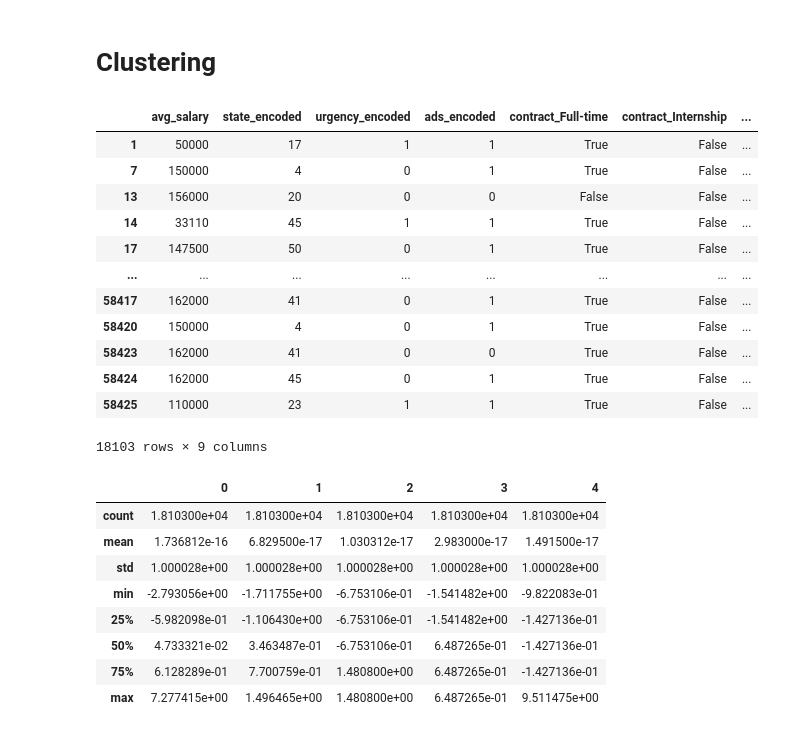
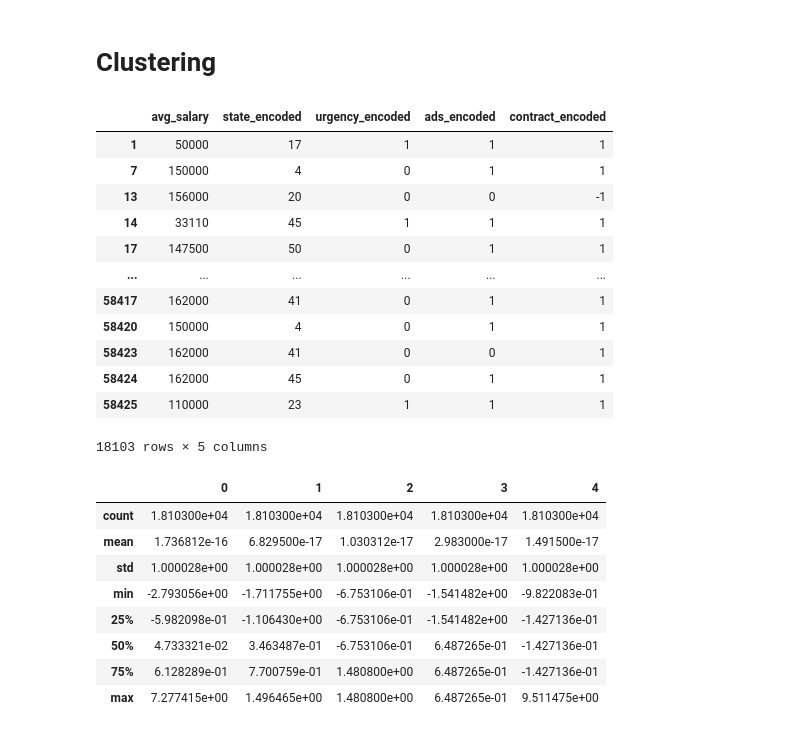
Before and after one commit to svkorepanov/aeds_sg3_salaries, a Jupyter notebook: ADES_WG3_assignment.ipynb, the cells around one changed output. Drawn from its saved outputs; the diff is of its cells as text; code cells hidden in the pictures.

```diff
--- a/ADES_WG3_assignment.ipynb
+++ b/ADES_WG3_assignment.ipynb
@@ -466,50 +509,26 @@ dataframe['contract_encoded'] = dataframe['types'].astype('category').cat.codes
-# %%
-# Fill missing values in the 'types' column with a placeholder value
-dataframe['types'] = dataframe['types'].fillna('Unknown')
-
-# Create a new column 'general_contract_type' based on the existing 'types' column
-dataframe['general_contract_type'] = dataframe['types'].apply(lambda x: 'Full-time' if 'Full-time' in x else
-                                                                 'Part-time' if 'Part-time' in x else
-                                                                 'Temporary' if 'Temporary' in x else
-                                                                 'Internship' if 'Internship' in x else 'Other')
-
-# Normalize contract types (one-hot encoding)
-contract_types_encoded = pd.get_dummies(dataframe['general_contract_type'], prefix='contract')
-
-dataframe = pd.concat([dataframe, contract_types_encoded], axis=1)
-dataframe.drop(columns=['types', 'general_contract_type'], inplace=True)
-dataframe = dataframe[['avg_salary'] + [col for col in dataframe.columns if col != 'avg_salary']]
-dataframe_num = dataframe[['avg_salary'] + list(contract_types_encoded.columns)]
 # %%
-
+dataframe['contract_encoded'] = dataframe['types'].astype('category').cat.codes
 dataframe['state_encoded'] = dataframe['state'].astype('category').cat.codes
 dataframe['urgency_encoded'] = dataframe['urgently_hiring'].astype('category').cat.codes
 dataframe['ads_encoded'] = dataframe['sponsored'].astype('category').cat.codes
 
-# dataframe_num = dataframe[['avg_salary', 'state_encoded', 'urgency_encoded', 'ads_encoded', 'contract_encoded']]
+dataframe_num = dataframe[['avg_salary', 'state_encoded', 'urgency_encoded', 'ads_encoded', 'contract_encoded']]
 
-# dataframe_num
+dataframe_num
+# %% [output]
+|  | avg_salary | state_encoded | urgency_encoded | ads_encoded | contract_encoded |
+| 1 | 50000 | 17 | 1 | 1 | 1 |
+| 7 | 150000 | 4 | 0 | 1 | 1 |
+| 13 | 156000 | 20 | 0 | 0 | -1 |
+| 14 | 33110 | 45 | 1 | 1 | 1 |
+| 17 | 147500 | 50 | 0 | 1 | 1 |
+| ... | ... | ... | ... | ... | ... |
+| 58417 | 162000 | 41 | 0 | 1 | 1 |
+| 58420 | 150000 | 4 | 0 | 1 | 1 |
+| 58423 | 162000 | 41 | 0 | 0 | 1 |
+| 58424 | 162000 | 45 | 0 | 1 | 1 |
+| 58425 | 110000 | 23 | 1 | 1 | 1 |
+18103 rows × 5 columns
-# %%
-dataframe_num = dataframe[['avg_salary', 'state_encoded', 'urgency_encoded', 'ads_encoded',
-                           'contract_Full-time', 'contract_Internship', 'contract_Other',
-                           'contract_Part-time', 'contract_Temporary']]
-
-
-dataframe_num
-# %% [output]
-|  | avg_salary | state_encoded | urgency_encoded | ads_encoded | contract_Full-time | contract_Internship | ... |
-| 1 | 50000 | 17 | 1 | 1 | True | False | ... |
-| 7 | 150000 | 4 | 0 | 1 | True | False | ... |
-| 13 | 156000 | 20 | 0 | 0 | False | False | ... |
-| 14 | 33110 | 45 | 1 | 1 | True | False | ... |
-| 17 | 147500 | 50 | 0 | 1 | True | False | ... |
-| ... | ... | ... | ... | ... | ... | ... | ... |
-| 58417 | 162000 | 41 | 0 | 1 | True | False | ... |
-| 58420 | 150000 | 4 | 0 | 1 | True | False | ... |
-| 58423 | 162000 | 41 | 0 | 0 | True | False | ... |
-| 58424 | 162000 | 45 | 0 | 1 | True | False | ... |
-| 58425 | 110000 | 23 | 1 | 1 | True | False | ... |
-18103 rows × 9 columns
 # %%
 scaler = StandardScaler()
 df_scaled = scaler.fit_transform(dataframe_num) #generates an array
```
Also changed, not shown: parts of 5 cells of this notebook, 1 other file.
